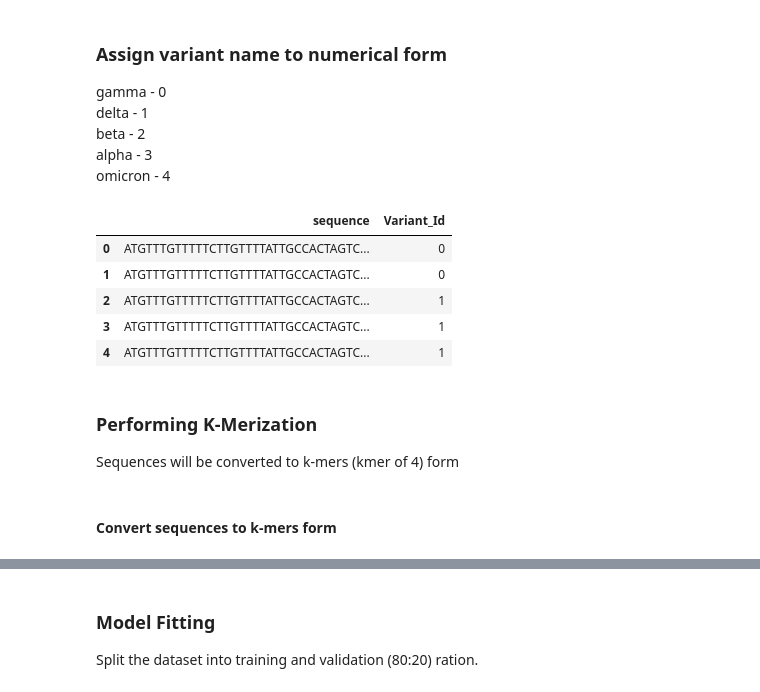
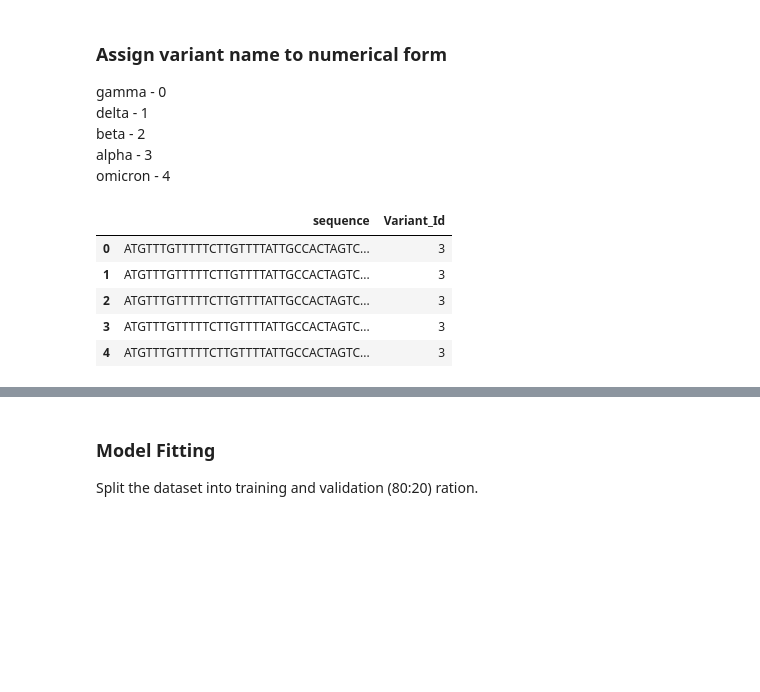
Before and after one commit to omicscodeathon/ml_sarscov2, a Jupyter notebook: notebook/notebook.ipynb, the cells around one changed output, grey strips where cells are left out. Cells and saved outputs as stored; diff of their text form; code cells hidden in the pictures; blank space fills up the shorter version.

```diff
--- a/notebook/notebook.ipynb
+++ b/notebook/notebook.ipynb
@@ -29,8 +34,8 @@ from sklearn.metrics import confusion_matrix
 dataset_2 - sequence dataset with over 26000 used for training and validating the model <br>
 dataset_3 - sequences to validate the model
 # %%
-dataset_2 = 'ml_sarscov2/data/sequences.aln.fas' # huge dataset with 26k sequences
-dataset_3 = 'ml_sarscov2/data/validation.sequences.fas'
+dataset_2 = '../data/sequences.aln.fas' # huge dataset with 26k sequences
+dataset_3 = '../data/validation.sequences.fas'
 # %%
 #Converting sequence data into data frame
 #Ensure the fasta sequences are in one-liner and not blocks
@@ -94,19 +102,31 @@ delta - 1 \
 beta - 2 \
 alpha - 3 \
 omicron - 4
+# %%
+def variant_to_numerical(sequence_data):
+    """
+    Function to map convetional variant names to numeric
+    pass a sequence data with column named "Variant_ID"
+
+    """
+
+    variant = {"gamma" : 0, "delta" : 1, "beta" : 2, "alpha" : 3, "omicron":4}
+
+
+    sequence_data["Variant_Id"] = sequence_data["Variant_Id"].map(variant)
+
+    return sequence_data
 # %%
-variant = {"gamma" : 0, "delta" : 1, "beta" : 2, "alpha" : 3, "omicron":4}
-
-dataset_2["Variant_Id"] = dataset_2["Variant_Id"].map(variant)
+variant_to_numerical(dataset_2)
 
 dataset_2.head()
 # %% [output]
 |  | sequence | Variant_Id |
-| 0 | ATGTTTGTTTTTCTTGTTTTATTGCCACTAGTC... | 0 |
-| 1 | ATGTTTGTTTTTCTTGTTTTATTGCCACTAGTC... | 0 |
-| 2 | ATGTTTGTTTTTCTTGTTTTATTGCCACTAGTC... | 1 |
-| 3 | ATGTTTGTTTTTCTTGTTTTATTGCCACTAGTC... | 1 |
-| 4 | ATGTTTGTTTTTCTTGTTTTATTGCCACTAGTC... | 1 |
+| 0 | ATGTTTGTTTTTCTTGTTTTATTGCCACTAGTC... | 3 |
+| 1 | ATGTTTGTTTTTCTTGTTTTATTGCCACTAGTC... | 3 |
+| 2 | ATGTTTGTTTTTCTTGTTTTATTGCCACTAGTC... | 3 |
+| 3 | ATGTTTGTTTTTCTTGTTTTATTGCCACTAGTC... | 3 |
+| 4 | ATGTTTGTTTTTCTTGTTTTATTGCCACTAGTC... | 3 |
 # %%
 def encode_seq(seq_data):
     """
@@ -161,8 +181,3 @@ def encode_seq(seq_data):
         encoded_list.append([Encode[x] for x in seq])
 
     return encoded_list
-# %% [markdown]
-### **Performing K-Merization**
-Sequences will be converted to k-mers (kmer of 4) form
-# %% [markdown]
-#### Convert sequences to k-mers form
```
Also changed, not shown: parts of 42 cells of this notebook, 6 other files.
